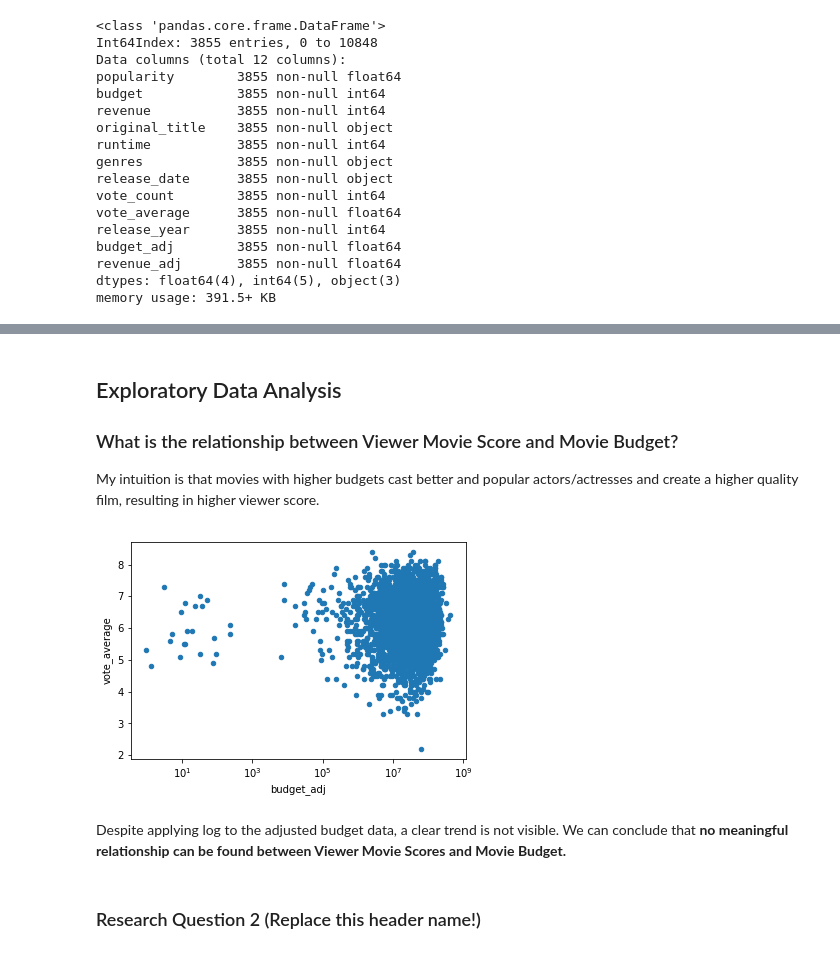
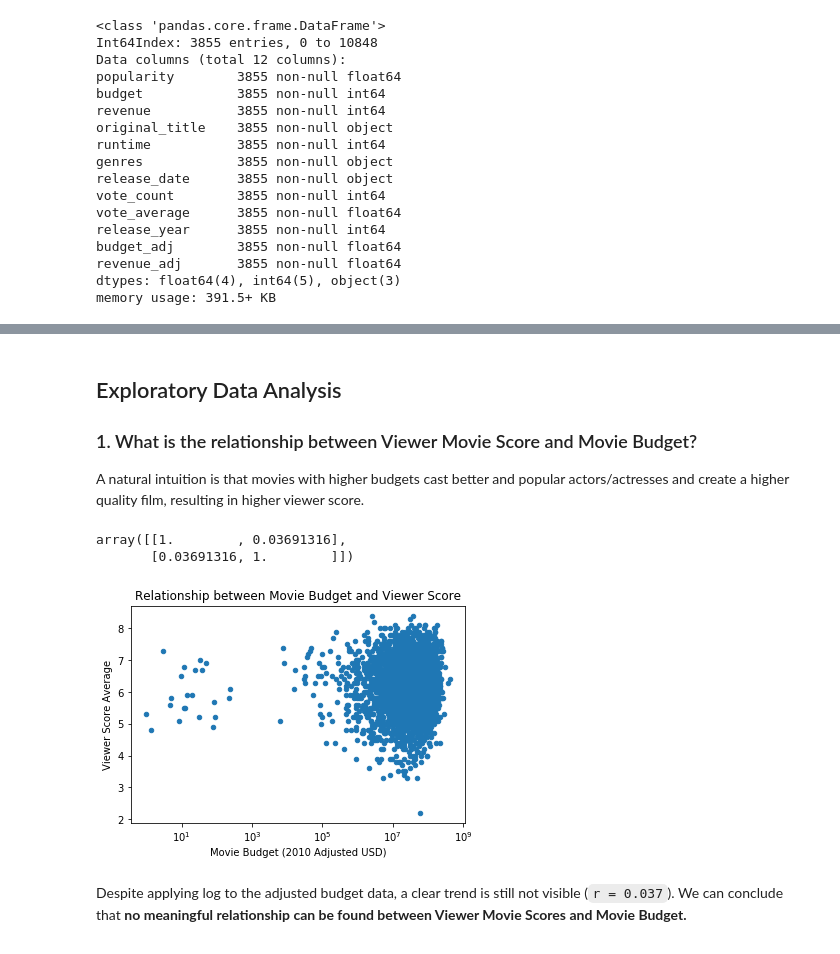
Before and after one commit to pjwseo/Project-1-Investigate-a-Dataset, a Jupyter notebook: Investigate_a_Dataset.ipynb, the cells around one changed output, grey strips where cells are left out. Drawn from its saved outputs; the diff is of its cells as text; code cells hidden in the pictures.

```diff
--- a/Investigate_a_Dataset.ipynb
+++ b/Investigate_a_Dataset.ipynb
@@ -79,0 +89,9 @@ memory usage: 391.5+ KB
+# %%
+#genre column contains multiple subgenres of the movie separated by "|". We will only be concerned with the first and main genre of each movie.
+split_columns = ['genres']
+
+for c in split_columns:
+    df[c] = df[c].apply(lambda x: x.split("|")[0])
+
+#Check for genre column fix
+df.head()
@@ -82,13 +107,19 @@ memory usage: 391.5+ KB
 ## Exploratory Data Analysis
 
 
-### What is the relationship between Viewer Movie Score and Movie Budget?
-My intuition is that movies with higher budgets cast better and popular actors/actresses and create a higher quality film, resulting in higher viewer score.
+### 1. What is the relationship between Viewer Movie Score and Movie Budget?
+A natural intuition is that movies with higher budgets cast better and popular actors/actresses and create a higher quality film, resulting in higher viewer score.
-# %%
-df.plot(x = 'budget_adj', y = 'vote_average', logx = True, kind = 'scatter');
-# %% [output]
-[figure, removed]
+# %%
+x = df.budget_adj
+y = df.vote_average
+df.plot(x = 'budget_adj', y = 'vote_average', logx = True, kind = 'scatter');
+plt.title('Relationship between Movie Budget and Viewer Score');
+plt.xlabel('Movie Budget (2010 Adjusted USD)');
+plt.ylabel('Viewer Score Average');
+np.corrcoef(x, y)
+# %% [output]
+array([[1.        , 0.03691316],
+       [0.03691316, 1.        ]])
+[figure, added]
 # %% [markdown]
-Despite applying log to the adjusted budget data, a clear trend is not visible. We can conclude that **no meaningful relationship can be found between Viewer Movie Scores and Movie Budget.**
+Despite applying log to the adjusted budget data, a clear trend is still not visible (`r = 0.037`). We can conclude that **no meaningful relationship can be found between Viewer Movie Scores and Movie Budget.**
-# %% [markdown]
-### Research Question 2  (Replace this header name!)
```
Also changed, not shown: parts of 21 cells of this notebook.
